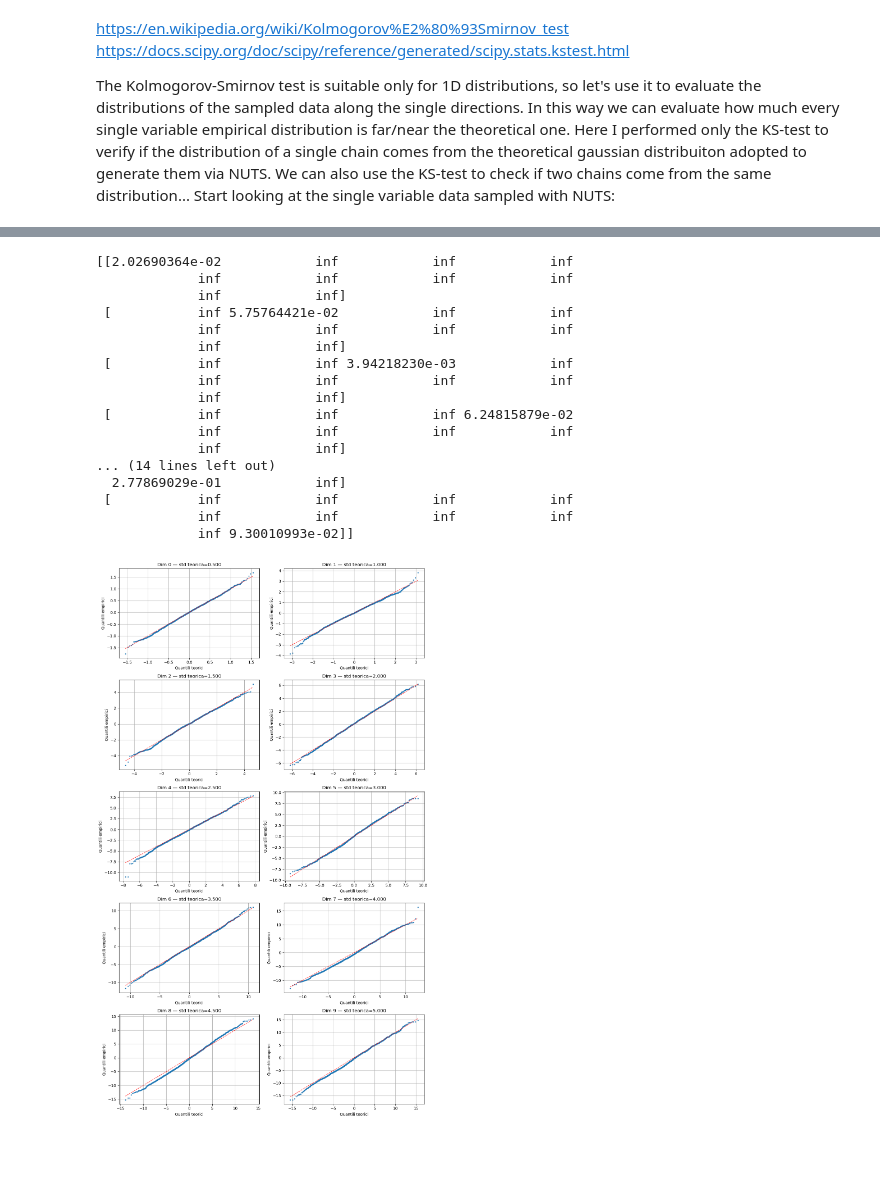
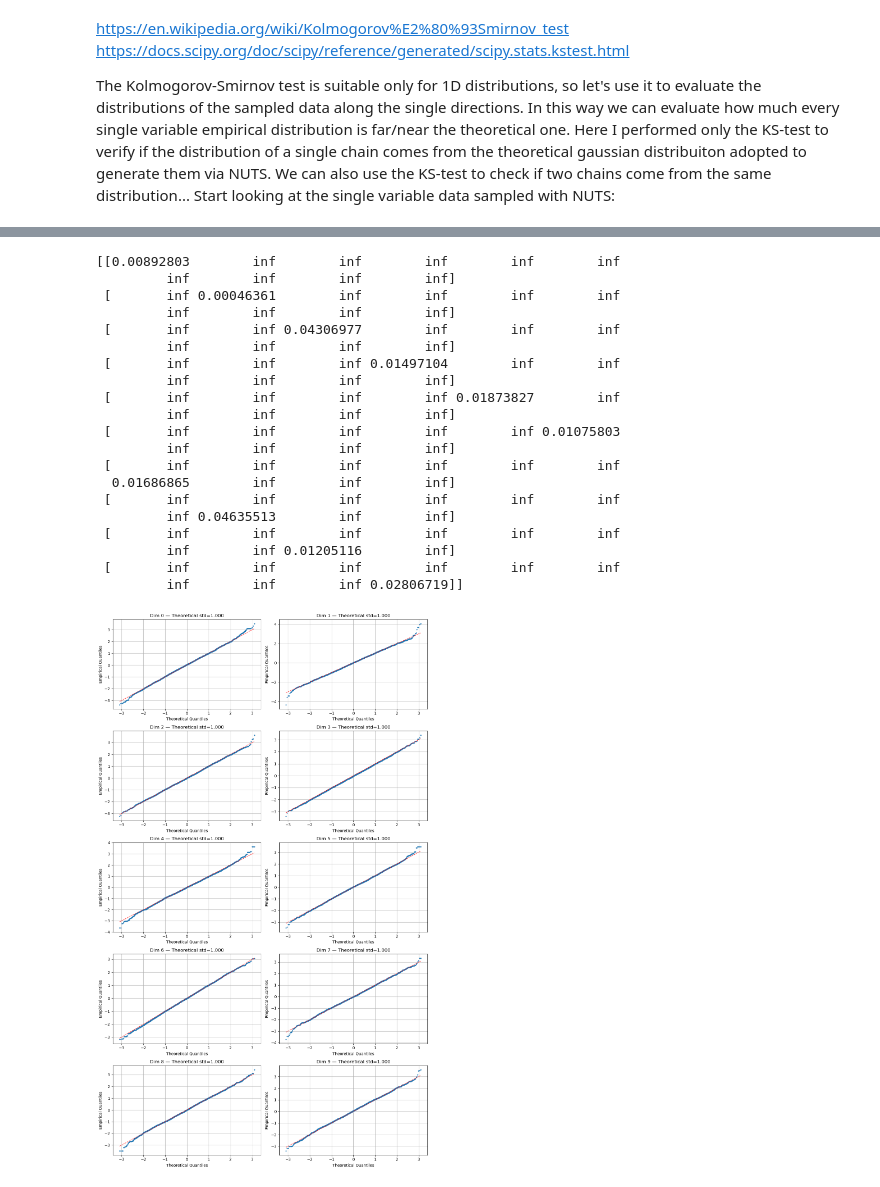
Before and after one commit to Mattia-Ponchio/Inference_Project, a Jupyter notebook: JAX_NUTS_Gauss10D.ipynb, the cells around one changed output, grey strips where cells are left out. Cells and saved outputs as stored; diff of their text form; code cells hidden in the pictures; blank space fills up the shorter version.

```diff
--- a/JAX_NUTS_Gauss10D.ipynb
+++ b/JAX_NUTS_Gauss10D.ipynb
@@ -55,8 +55,9 @@ Run the algorithm:
 # %%
-samples, epsilon_final = NUTS_sampler_wu(
+# execute
+samples, epsilon_final = NUTS_sampler_wu_jit(
     theta0=theta0,
-    num_warmup=2000,
-    num_samples=2000,
+    num_warmup=10000,
+    num_samples=5000,
     key=key,
     warmup_cfg=warmup_cfg,
     j_max=10
@@ -184,7 +185,6 @@ https://docs.scipy.org/doc/scipy/reference/generated/scipy.stats.kstest.html
 The Kolmogorov-Smirnov test is suitable only for 1D distributions, so let's use it to evaluate the distributions of the sampled data along the single directions. In this way we can evaluate how much every single variable empirical distribution is far/near the theoretical one. Here I performed only the KS-test to verify if the distribution of a single chain comes from the theoretical gaussian distribuiton adopted to generate them via NUTS. We can also use the KS-test to check if two chains come from the same distribution...
 Start looking at the single variable data sampled with NUTS:
 # %%
-# For now work only on the first chain, then generalize for n chains...
 from scipy.stats import kstest, norm
 
 # y = 1D samples (j-th component)
@@ -192,8 +192,8 @@ stats = []
 pvals = []
 
 for j in range(D-1):
-    comp = np.asarray(samples[:, j])   # conversione esplicita
-    stat, pval = kstest(comp[:,j], 'norm', args=(0, 1))
+    comp = np.asarray(samples[0][:, j])   # explicit conversion
+    stat, pval = kstest(comp, 'norm', args=(0, 1))
     stats.append(float(stat))
     pvals.append(float(pval))
 
@@ -220,13 +220,10 @@ This is what we expect if we don't perform a whightening procedure on the data.
 # %%
-
-Sigma = np.linalg.inv(A)   # A è già NumPy
-
 stats = []
 pvals = []
 
 for j in range(D):
-    comp = np.asarray(samples[0, :, j])   # JAX → NumPy
-    std = np.sqrt(Sigma[j, j])         # deviazione standard teorica
+    comp = np.asarray(samples[0, :, j])   # JAX -> NumPy
+    std = np.sqrt(th_cov_mat[j, j])         # deviazione standard teorica
     stat, pval = kstest(comp, 'norm', args=(0, std))
     stats.append(stat)
     pvals.append(pval)
@@ -287,35 +274,38 @@ print(emp_cov)
 # %%
-rel_err = np.abs(emp_cov - Sigma) / np.abs(Sigma)
+rel_err = np.abs(emp_cov - th_cov_mat) / np.abs(th_cov_mat)
 print(rel_err)
 # %% [output]
-[[2.02690364e-02            inf            inf            inf
-             inf            inf            inf            inf
-             inf            inf]
- [           inf 5.75764421e-02            inf            inf
-             inf            inf            inf            inf
-             inf            inf]
- [           inf            inf 3.94218230e-03            inf
-             inf            inf            inf            inf
-             inf            inf]
- [           inf            inf            inf 6.24815879e-02
-             inf            inf            inf            inf
-             inf            inf]
-... (14 lines left out)
-  2.77869029e-01            inf]
- [           inf            inf            inf            inf
-             inf            inf            inf            inf
-             inf 9.30010993e-02]]
+[[0.00892803        inf        inf        inf        inf        inf
+         inf        inf        inf        inf]
+ [       inf 0.00046361        inf        inf        inf        inf
+         inf        inf        inf        inf]
+ [       inf        inf 0.04306977        inf        inf        inf
+         inf        inf        inf        inf]
+ [       inf        inf        inf 0.01497104        inf        inf
+         inf        inf        inf        inf]
+ [       inf        inf        inf        inf 0.01873827        inf
+         inf        inf        inf        inf]
+ [       inf        inf        inf        inf        inf 0.01075803
+         inf        inf        inf        inf]
+ [       inf        inf        inf        inf        inf        inf
+  0.01686865        inf        inf        inf]
+ [       inf        inf        inf        inf        inf        inf
+         inf 0.04635513        inf        inf]
+ [       inf        inf        inf        inf        inf        inf
+         inf        inf 0.01205116        inf]
+ [       inf        inf        inf        inf        inf        inf
+         inf        inf        inf 0.02806719]]
 # %%
 def qq_plot_marginals(samples, Sigma):
     """
     samples: array (N, D)
-    Sigma: covarianza teorica (D, D) = A^{-1}
+    Sigma: theorical covariance matrix (D, D) = A^{-1}
     """
     samples = np.asarray(samples)
     Sigma = np.asarray(Sigma)
 
     N, D = samples.shape
-    rows, cols = 5, 2  # per D=10
+    rows, cols = 5, 2  # D=10
 
     fig, axes = plt.subplots(rows, cols, figsize=(12, 20))
     axes = axes.flatten()
@@ -323,10 +313,10 @@ def qq_plot_marginals(samples, Sigma):
     for j in range(D):
         ax = axes[j]
 
-        # campioni della dimensione j
+        # variables of the j-th dimension
         x = np.sort(samples[:, j])
 
-        # quantili teorici della normale con varianza Sigma[j,j]
+        # theorical quantiles of the gaussian with diag(cov_matrix)=Sigma[j,j]
         std = np.sqrt(Sigma[j, j])
         q = norm.ppf(np.linspace(0.001, 0.999, N), loc=0.0, scale=std)
 
@@ -334,18 +324,19 @@ def qq_plot_marginals(samples, Sigma):
         ax.plot(q, x, 'o', markersize=2)
         ax.plot(q, q, 'r--', linewidth=1)
 
-        ax.set_title(f"Dim {j} — std teorica={std:.3f}")
-        ax.set_xlabel("Quantili teorici")
-        ax.set_ylabel("Quantili empirici")
+        ax.set_title(f"Dim {j} — Theoretical std={std:.3f}")
+        ax.set_xlabel("Theoretical Quantiles")
+        ax.set_ylabel("Empirical Quantiles")
         ax.grid(True)
 
-    # rimuovi subplot vuoti se D < rows*cols
+    # remove empty plots if D < rows*cols
     for k in range(D, rows*cols):
         fig.delaxes(axes[k])
 
     plt.tight_layout()
+    plt.savefig("KS_test.png", dpi=300, bbox_inches="tight")
     plt.show()
 # %%
-qq_plot_marginals(samples[0], Sigma)
+qq_plot_marginals(samples[0], th_cov_mat)
 # %% [output]
-[figure, old version]
+[figure, new version]
```
Also changed, not shown: parts of 17 cells of this notebook, 3 other files.
